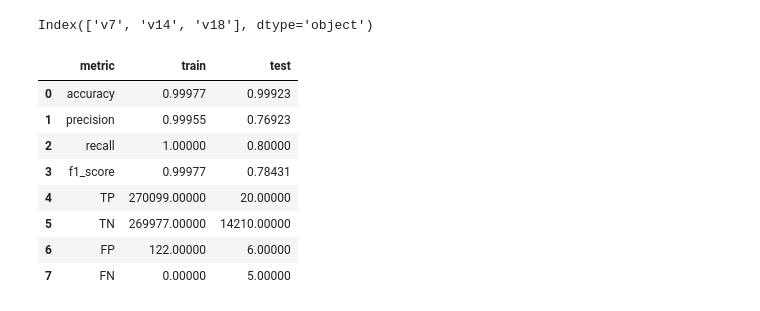
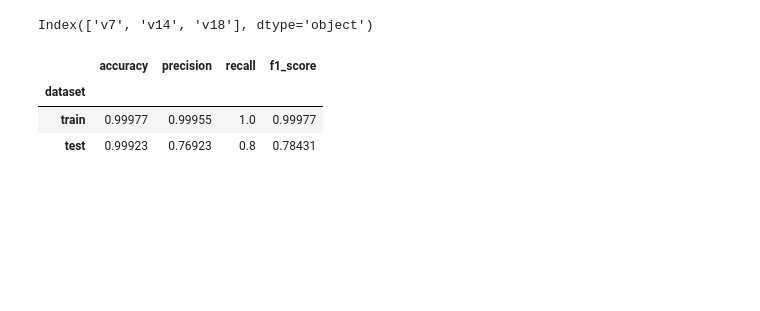
Before and after one commit to goncvlo/Fraud, a Jupyter notebook: main.ipynb, the cells around one changed output. Drawn from its saved outputs; the diff is of its cells as text; code cells hidden in the pictures; blank space fills up the shorter version.

```diff
--- a/main.ipynb
+++ b/main.ipynb
@@ -124,24 +124,19 @@ Index(['v7', 'v14', 'v18'], dtype='object')
 # %%
 # fit best algorithm on most important features of training data
 clf = Classification(
     algorithm=grid_search.best_algorithm
     , **grid_search.best_hyperparams
     )
 clf.fit(X=X_train_rs[feats], y=y_train_rs)
 
 # test set evaluation
 eval = Evaluation(clf=clf, threshold=0.5)
 eval.fit(
-    X_train=X_train_rs[feats], y_train=y_train_rs
-    , X_test=X_test[feats], y_test=y_test
+    train=(X_train_rs[feats], y_train_rs),
+    test=(X_test[feats], y_test)
     )
 # %% [output]
-|  | metric | train | test |
-| 0 | accuracy | 0.99977 | 0.99923 |
-| 1 | precision | 0.99955 | 0.76923 |
-| 2 | recall | 1.00000 | 0.80000 |
-| 3 | f1_score | 0.99977 | 0.78431 |
-| 4 | TP | 270099.00000 | 20.00000 |
-| 5 | TN | 269977.00000 | 14210.00000 |
-| 6 | FP | 122.00000 | 6.00000 |
-| 7 | FN | 0.00000 | 5.00000 |
+|  | accuracy | precision | recall | f1_score |
+| dataset |  |  |  |  |
+| train | 0.99977 | 0.99955 | 1.0 | 0.99977 |
+| test | 0.99923 | 0.76923 | 0.8 | 0.78431 |
```
Also changed, not shown: parts of 1 cell of this notebook, 3 other files.
